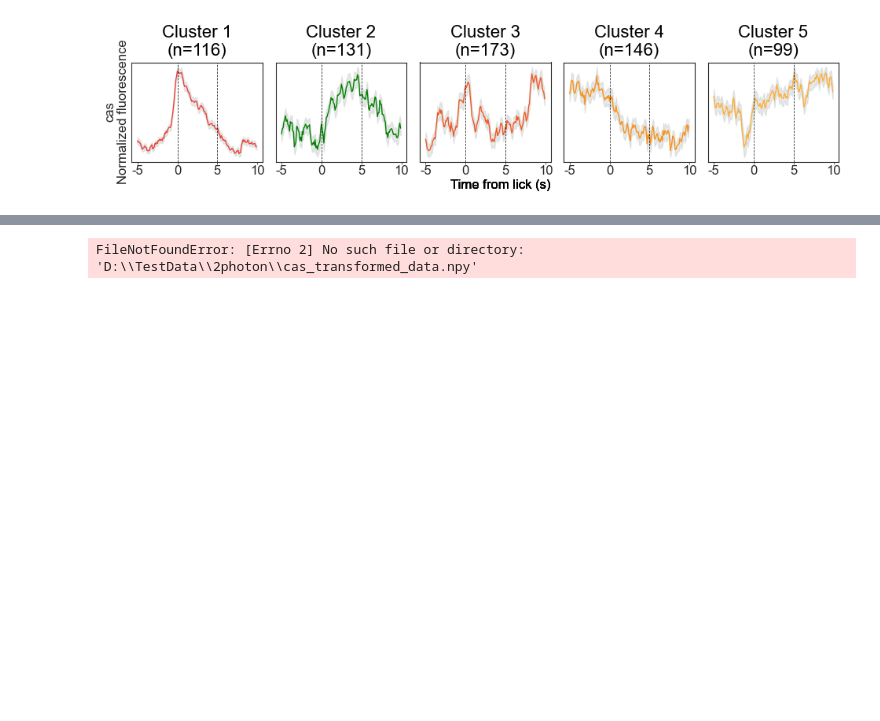
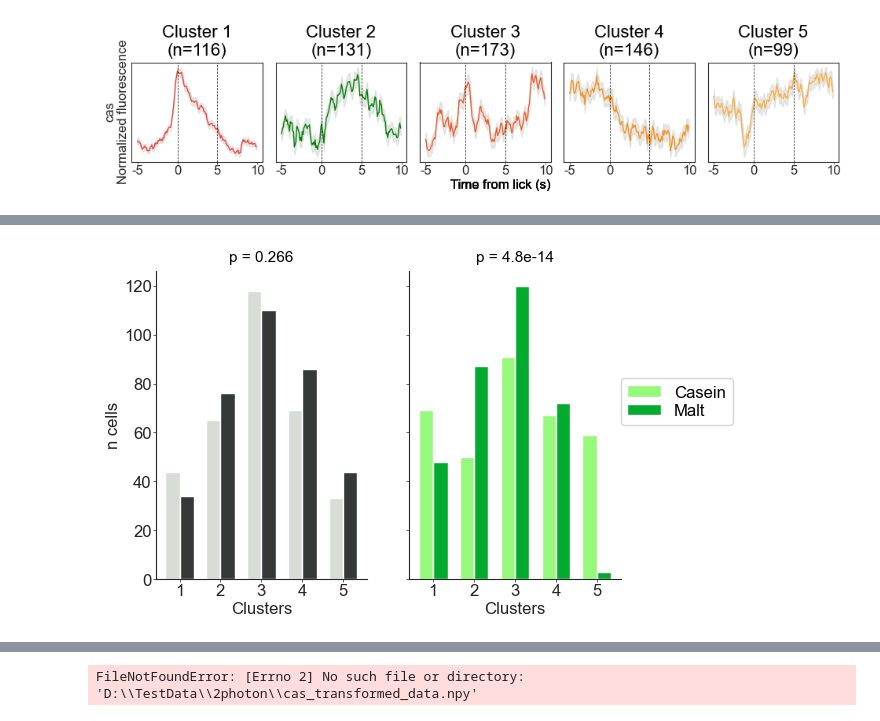
Before and after one commit to jetsetmette/VGP, a Jupyter notebook: notebooks/prep_for_spectral_cluster.ipynb, the cells around one changed output, grey strips where cells are left out. Saved outputs shown, nothing was run; the diff lists cells and outputs as text; code cells hidden in the pictures; blank space fills up the shorter version.

Commit message:
Comps of different conditions

```diff
--- a/notebooks/prep_for_spectral_cluster.ipynb
+++ b/notebooks/prep_for_spectral_cluster.ipynb
@@ -713,0 +874,41 @@ Chi2ContingencyResult(statistic=36.214861959311946, pvalue=2.61363503793125e-07,
+# %%
+# calculate stats
+nr_p = stats.chi2_contingency(np.array((np.bincount(cas_nr), np.bincount(malt_nr))).T).pvalue
+pr_p = stats.chi2_contingency(np.array((np.bincount(cas_pr), np.bincount(malt_pr))).T).pvalue
+
+# making the figure with matplotlib
+clusters = np.arange(1,6)
+
+bar_width = 0.35
+index = np.arange(len(clusters))
+
+# Create subplots
+fig, [ax1, ax2] = plt.subplots(figsize=(6,4), ncols=2, sharey=True)
+
+# Create bars for each group
+bar1 = ax1.bar(index, np.bincount(cas_nr), bar_width, label='Casein', color="xkcd:light grey")
+bar2 = ax1.bar(index + bar_width, np.bincount(malt_nr), bar_width, label='Malt', color="xkcd:charcoal")
+ax1.text(2.175, 130, "p = {:.3f}".format(nr_p), ha="center", fontsize=11)
+
+bar1 = ax2.bar(index, np.bincount(cas_pr), bar_width, label='Casein', color="xkcd:light green")
+bar2 = ax2.bar(index + bar_width, np.bincount(malt_pr), bar_width, label='Malt', color="xkcd:kelly green")
+ax2.text(2.175, 130, "p = {:.1e}".format(pr_p), ha="center", fontsize=11)
+
+# Set labels, titles, and legends
+for axis in [ax1, ax2]:
+    axis.set_xlabel('Clusters')
+
+    # ax.set_title('Grouped Bar Chart')
+    axis.set_xticks(index + bar_width / 2)
+    axis.set_xticklabels(clusters)
+    axis.spines["top"].set_visible(False)
+    axis.spines["right"].set_visible(False)
+    # ax.legend()
+
+ax1.set_ylabel('n cells')
+
+ax2.legend(loc=(1,0.5))
+
+fig.savefig(ROOT_FOLDER / "cluster_comps.png")
+# %% [output]
+[figure, added]
```
Also changed, not shown: parts of 18 cells of this notebook.
